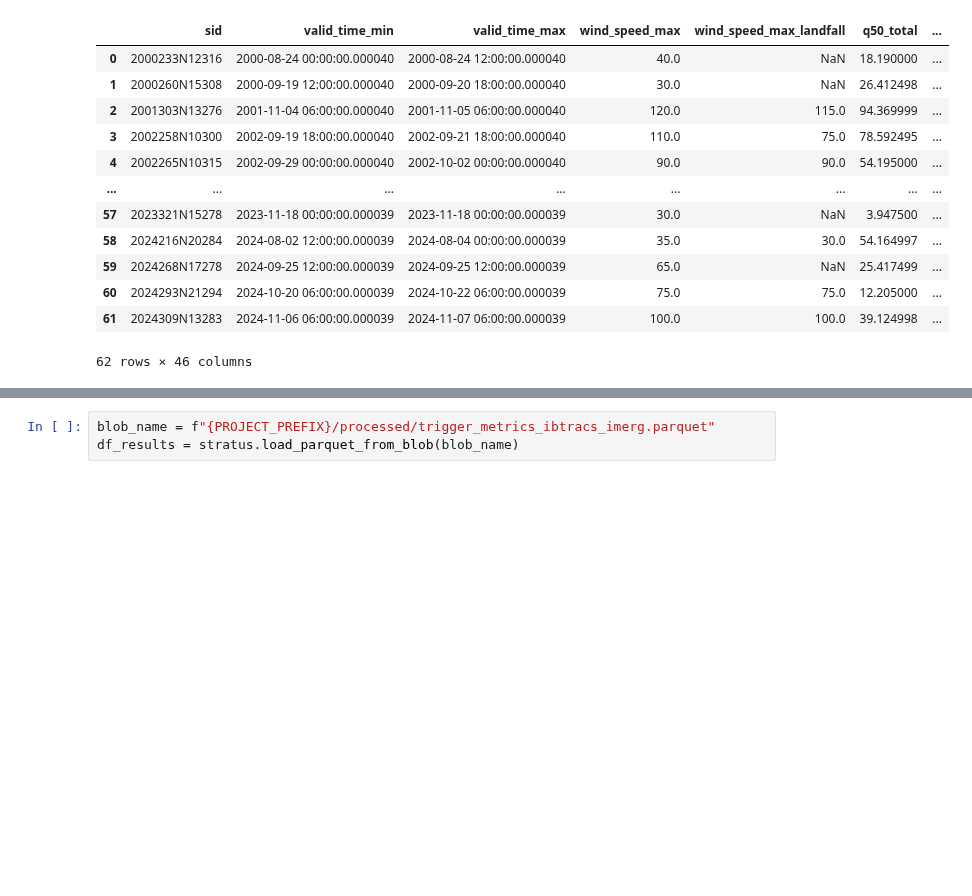
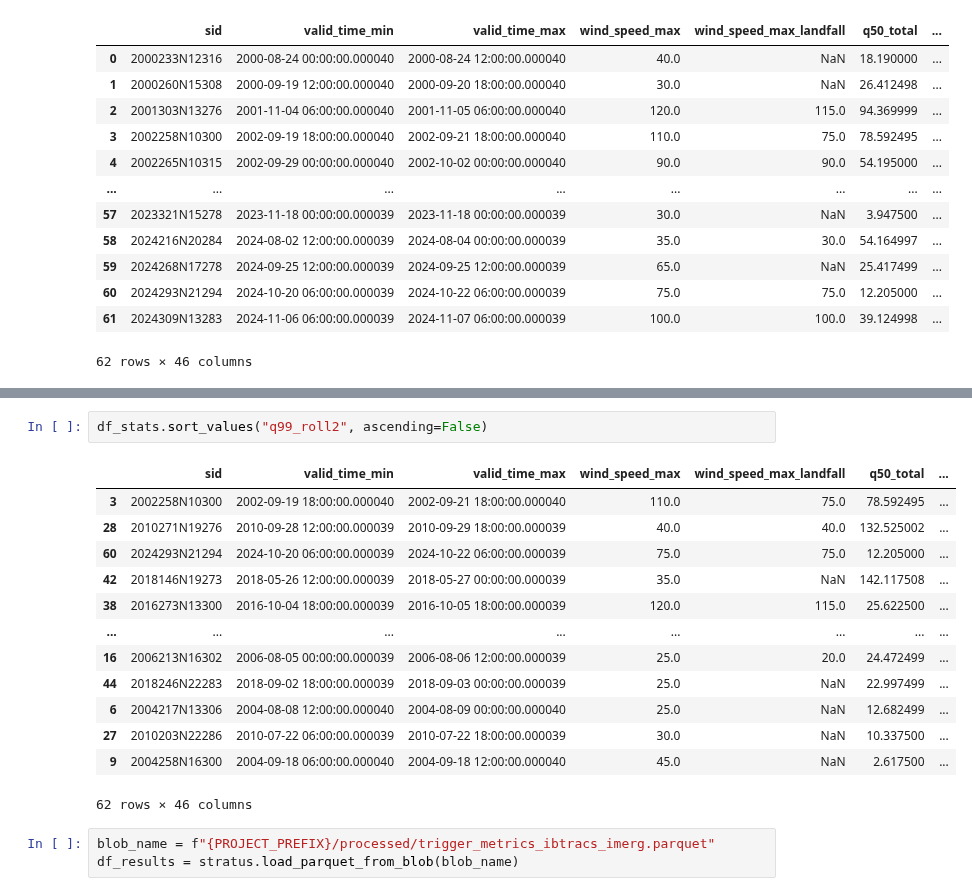
Before and after one commit to OCHA-DAP/ds-aa-cub-hurricanes, a Jupyter notebook: exploration/plot_optimization.ipynb, the cells around one changed output, grey strips where cells are left out. Cells and saved outputs as stored; diff of their text form; blank space fills up the shorter version.

```diff
--- a/exploration/plot_optimization.ipynb
+++ b/exploration/plot_optimization.ipynb
@@ -35,3 +51,19 @@ df_stats
+# %%
+df_stats.sort_values("q99_roll2", ascending=False)
+# %% [output]
+|  | sid | valid_time_min | valid_time_max | wind_speed_max | wind_speed_max_landfall | q50_total | ... |
+| 3 | 2002258N10300 | 2002-09-19 18:00:00.000040 | 2002-09-21 18:00:00.000040 | 110.0 | 75.0 | 78.592495 | ... |
+| 28 | 2010271N19276 | 2010-09-28 12:00:00.000039 | 2010-09-29 18:00:00.000039 | 40.0 | 40.0 | 132.525002 | ... |
+| 60 | 2024293N21294 | 2024-10-20 06:00:00.000039 | 2024-10-22 06:00:00.000039 | 75.0 | 75.0 | 12.205000 | ... |
+| 42 | 2018146N19273 | 2018-05-26 12:00:00.000039 | 2018-05-27 00:00:00.000039 | 35.0 | NaN | 142.117508 | ... |
+| 38 | 2016273N13300 | 2016-10-04 18:00:00.000039 | 2016-10-05 18:00:00.000039 | 120.0 | 115.0 | 25.622500 | ... |
+| ... | ... | ... | ... | ... | ... | ... | ... |
+| 16 | 2006213N16302 | 2006-08-05 00:00:00.000039 | 2006-08-06 12:00:00.000039 | 25.0 | 20.0 | 24.472499 | ... |
+| 44 | 2018246N22283 | 2018-09-02 18:00:00.000039 | 2018-09-03 00:00:00.000039 | 25.0 | NaN | 22.997499 | ... |
+| 6 | 2004217N13306 | 2004-08-08 12:00:00.000040 | 2004-08-09 00:00:00.000040 | 25.0 | NaN | 12.682499 | ... |
+| 27 | 2010203N22286 | 2010-07-22 06:00:00.000039 | 2010-07-22 18:00:00.000039 | 30.0 | NaN | 10.337500 | ... |
+| 9 | 2004258N16300 | 2004-09-18 06:00:00.000040 | 2004-09-18 12:00:00.000040 | 45.0 | NaN | 2.617500 | ... |
+62 rows × 46 columns
 # %%
 blob_name = f"{PROJECT_PREFIX}/processed/trigger_metrics_ibtracs_imerg.parquet"
 df_results = stratus.load_parquet_from_blob(blob_name)
```
Also changed, not shown: parts of 1 cell of this notebook, 4 other files.
